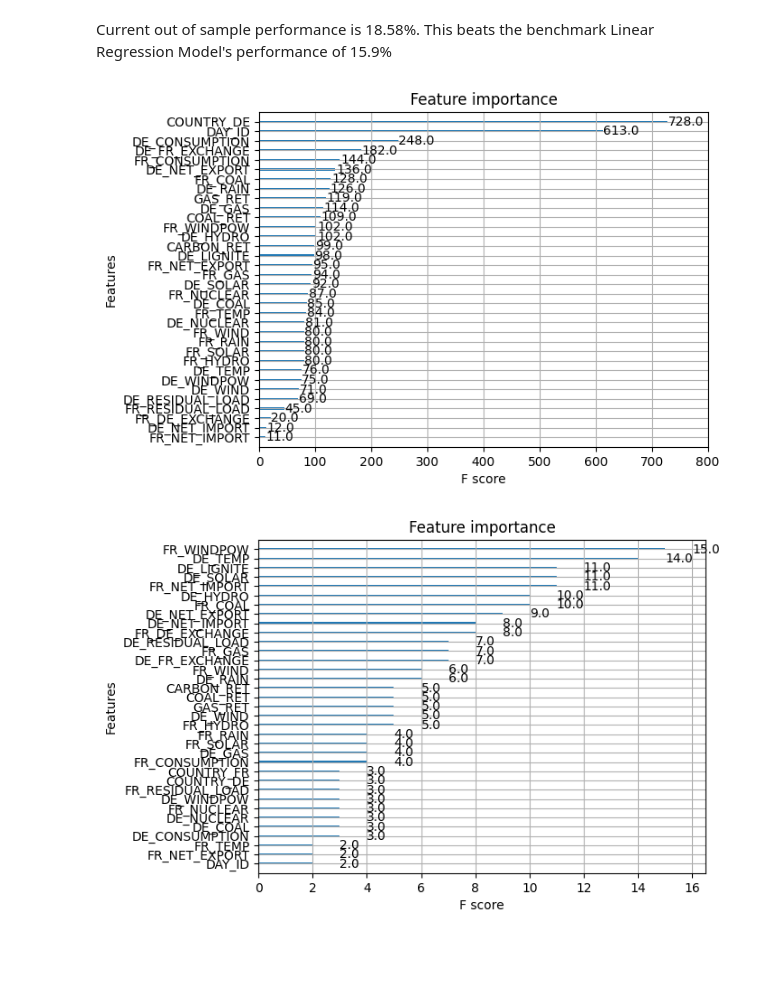
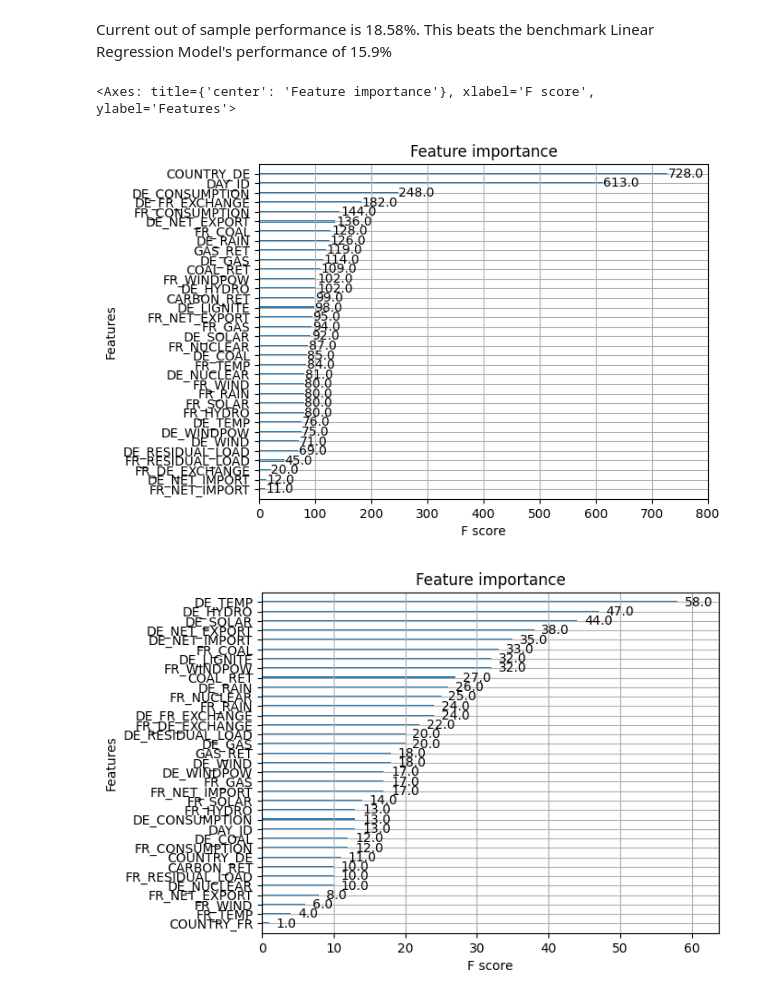
Before and after one commit to talhajamal11/QRT---Electricity-Prices---2023, a Jupyter notebook: src/main.ipynb, the cells around one changed output. Drawn from its saved outputs; the diff is of its cells as text; code cells hidden in the pictures; blank space fills up the shorter version.

```diff
--- a/src/main.ipynb
+++ b/src/main.ipynb
@@ -129,12 +265,16 @@ plot_ts(X['DAY_ID'], X['FR_WIND'])
 X_clean = X
 Y_clean = y['TARGET']
 
-X_train, X_test, y_train, y_test = train_test_split(X_clean, y, test_size=0.20, random_state=42)
-xg_reg = XGBRegressor(objective='reg:squarederror', colsample_bytree=0.3, learning_rate=0.1,
-                      max_depth=5, alpha=10, n_estimators=10)
+X_train, X_test, y_train, y_test = train_test_split(X_clean, y, test_size=0.10, random_state=42)
+cv_xgb = XGBRegressor(objective='reg:squarederror', colsample_bytree=0.4, learning_rate=0.1,
+                      max_depth=10, alpha=10, n_estimators=10)
 # Fit the regressor to the training set
-xg_reg.fit(X_train, y_train)
-y_pred = xg_reg.predict(X_test)
+cv_xgb.fit(X_train, y_train)
+y_pred = cv_xgb.predict(X_test)
 rmse = np.sqrt(mean_squared_error(y_test, y_pred))
 print("RMSE: %f" % (rmse))
+
+new_output = cv_xgb.predict(X_clean)
+print('Cross Validated Model Spearman correlation for the train set: {:.1f}%'.format(
+    100 * metric_train(new_output, Y_clean)))
 # %% [output]
@@ -182,11 +309,11 @@ Current out of sample performance is 18.58%. This beats the benchmark Linear Reg
 # %%
 # Plot feature importance
 plot_importance(xgb)
-plot_importance(xg_reg)
-plt.show()
+plot_importance(cv_xgb)
 # %% [output]
+<Axes: title={'center': 'Feature importance'}, xlabel='F score', ylabel='Features'>
 [figure]
-[figure, old version]
+[figure, new version]
 # %%
 # Perform permutation importance
 results = permutation_importance(
```
Also changed, not shown: parts of 17 cells of this notebook, 4 other files.
